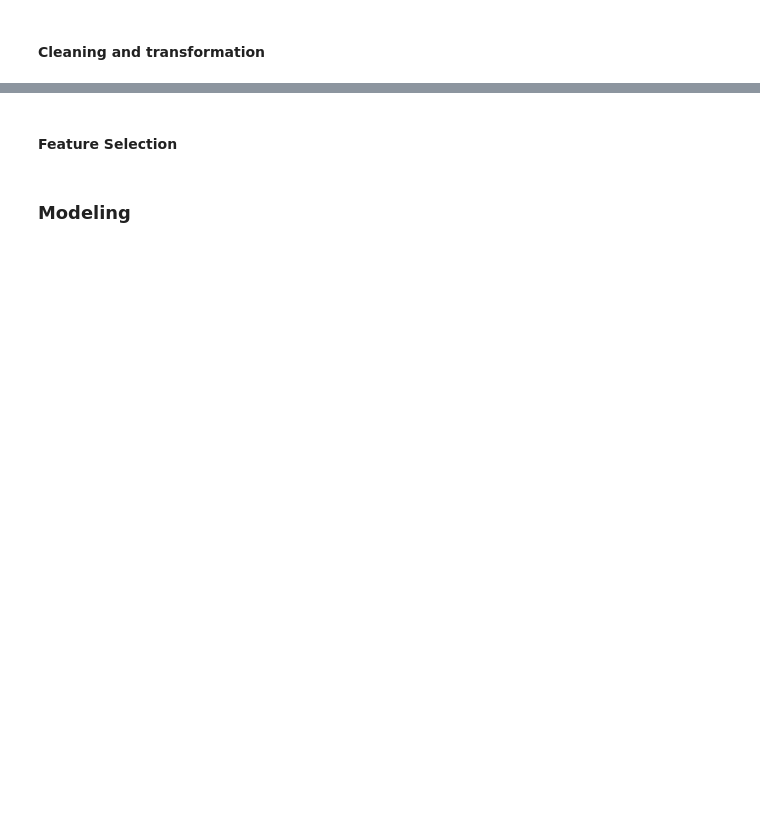
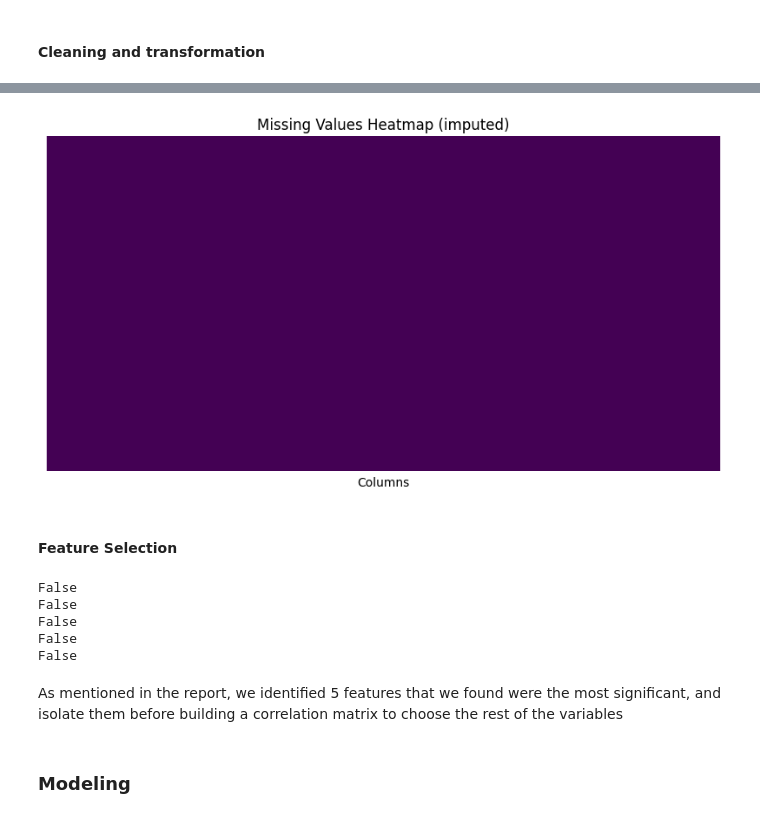
Before and after one commit to turrrray/dsedatathon, a Jupyter notebook: NUS_DSESC_DATABUSTERS_XX.ipynb, the cells around one changed output, grey strips where cells are left out. Saved outputs shown, nothing was run; the diff lists cells and outputs as text; code cells hidden in the pictures; blank space fills up the shorter version.

```diff
--- a/NUS_DSESC_DATABUSTERS_XX.ipynb
+++ b/NUS_DSESC_DATABUSTERS_XX.ipynb
@@ -138,2 +156,13 @@ quar_df_t.head()
+# %%
+# impute missing values using forward then backward fill
+quar_final = quar_df_filter_filtered_vars.fillna(method='ffill').fillna(method='bfill')
+
+plt.figure(figsize=(10, 5))
+sns.heatmap(quar_final.isna(), cmap="viridis", cbar=False, yticklabels=False,xticklabels=False)
+plt.xlabel("Columns")
+plt.title("Missing Values Heatmap (imputed)")
+plt.show()
+# %% [output]
+[figure, added]
 # %% [markdown]
 #### Feature Selection
@@ -181,0 +169,13 @@ best_arima_order = select_arima_order(quar_df_t.iloc[:, 0])
+# %%
+best = ["LNS14000025", "DMANEMP", "LNS13023621", "USTPU", "IPBUSEQ"] # << change this
+
+for i in best:
+    print(i in quar_final)
+# %% [output]
+False
+False
+False
+False
+False
+# %% [markdown]
+As mentioned in the report, we identified 5 features that we found were the most significant, and isolate them before building a correlation matrix to choose the rest of the variables
```
Also changed, not shown: parts of 44 cells of this notebook.
